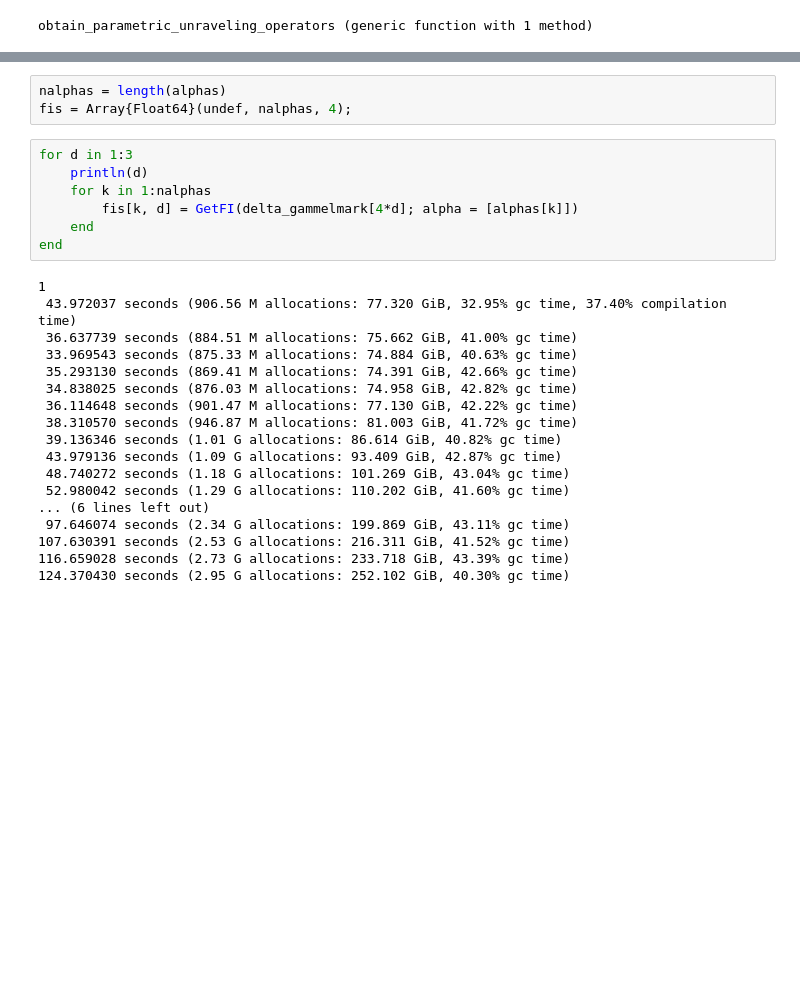
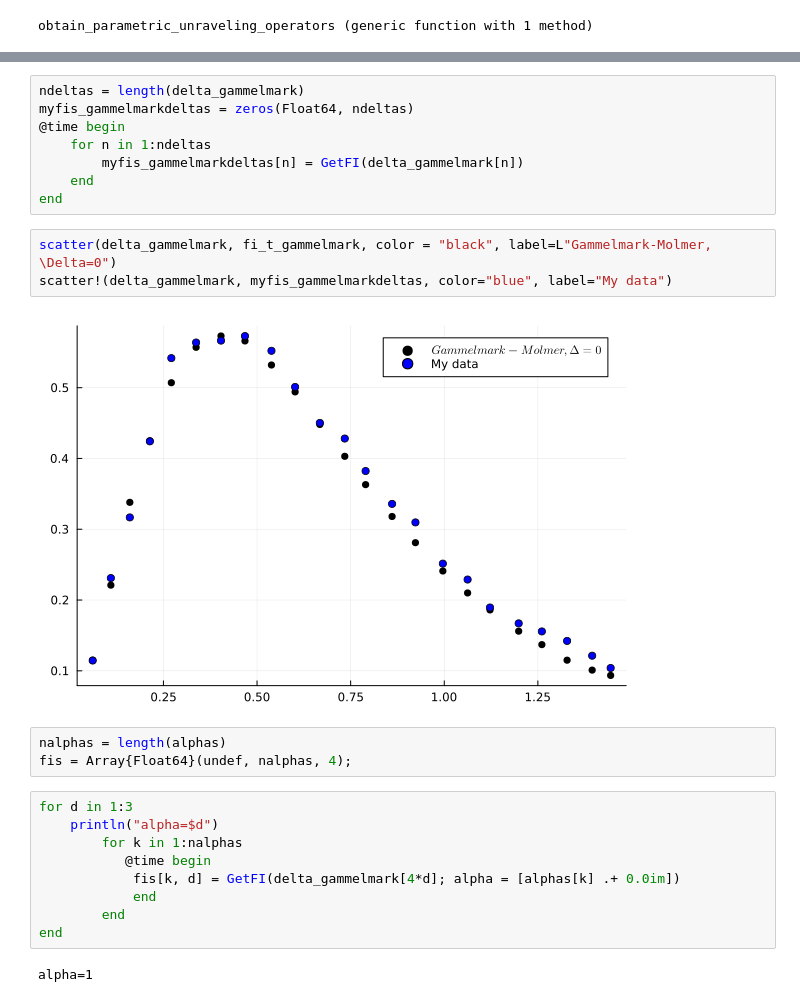
Before and after one commit to Ste1nb0cK/BackAction.jl, a Jupyter notebook: notebooks/TestingFIStepByStep.ipynb, the cells around one changed output, grey strips where cells are left out. Saved outputs shown, nothing was run; the diff lists cells and outputs as text; blank space fills up the shorter version.

```diff
--- a/notebooks/TestingFIStepByStep.ipynb
+++ b/notebooks/TestingFIStepByStep.ipynb
@@ -313,34 +290,33 @@ function GetFI(delta; T = reshape([1.0 + 0im], 1,1), alpha = [0.0 + 0im])
 end
 # %% [output]
 GetFI (generic function with 1 method)
+# %%
+ndeltas = length(delta_gammelmark)
+myfis_gammelmarkdeltas = zeros(Float64, ndeltas)
+@time begin
+    for n in 1:ndeltas
+        myfis_gammelmarkdeltas[n] = GetFI(delta_gammelmark[n])
+    end
+end
+# %%
+scatter(delta_gammelmark, fi_t_gammelmark, color = "black", label=L"Gammelmark-Molmer, \Delta=0")
+scatter!(delta_gammelmark, myfis_gammelmarkdeltas, color="blue", label="My data")
+# %% [output]
+[figure, added]
 # %%
 nalphas = length(alphas)
 fis = Array{Float64}(undef, nalphas, 4);
 # %%
 for d in 1:3
-    println(d)
-    for k in 1:nalphas
-        fis[k, d] = GetFI(delta_gammelmark[4*d]; alpha = [alphas[k]])
-    end
+    println("alpha=$d")
+        for k in 1:nalphas
+           @time begin
+            fis[k, d] = GetFI(delta_gammelmark[4*d]; alpha = [alphas[k] .+ 0.0im])
+            end
+        end
 end
 # %% [output]
-1
- 43.972037 seconds (906.56 M allocations: 77.320 GiB, 32.95% gc time, 37.40% compilation time)
- 36.637739 seconds (884.51 M allocations: 75.662 GiB, 41.00% gc time)
- 33.969543 seconds (875.33 M allocations: 74.884 GiB, 40.63% gc time)
- 35.293130 seconds (869.41 M allocations: 74.391 GiB, 42.66% gc time)
- 34.838025 seconds (876.03 M allocations: 74.958 GiB, 42.82% gc time)
- 36.114648 seconds (901.47 M allocations: 77.130 GiB, 42.22% gc time)
- 38.310570 seconds (946.87 M allocations: 81.003 GiB, 41.72% gc time)
- 39.136346 seconds (1.01 G allocations: 86.614 GiB, 40.82% gc time)
- 43.979136 seconds (1.09 G allocations: 93.409 GiB, 42.87% gc time)
- 48.740272 seconds (1.18 G allocations: 101.269 GiB, 43.04% gc time)
- 52.980042 seconds (1.29 G allocations: 110.202 GiB, 41.60% gc time)
-... (6 lines left out)
- 97.646074 seconds (2.34 G allocations: 199.869 GiB, 43.11% gc time)
-107.630391 seconds (2.53 G allocations: 216.311 GiB, 41.52% gc time)
-116.659028 seconds (2.73 G allocations: 233.718 GiB, 43.39% gc time)
-124.370430 seconds (2.95 G allocations: 252.102 GiB, 40.30% gc time)
+alpha=1
 # %%
 y_bound = [ 0.5549738219895288 ,0.5445026178010471 ,0.5916230366492147 ,0.6282722513089005 ,0.675392670157068
     ,0.7382198952879582 ,0.8272251308900525 ,0.8638743455497383 ,0.8848167539267017 ,0.8481675392670157 ,0.7958115183246074 ,
```
Also changed, not shown: parts of 10 cells of this notebook, 1 other file.
